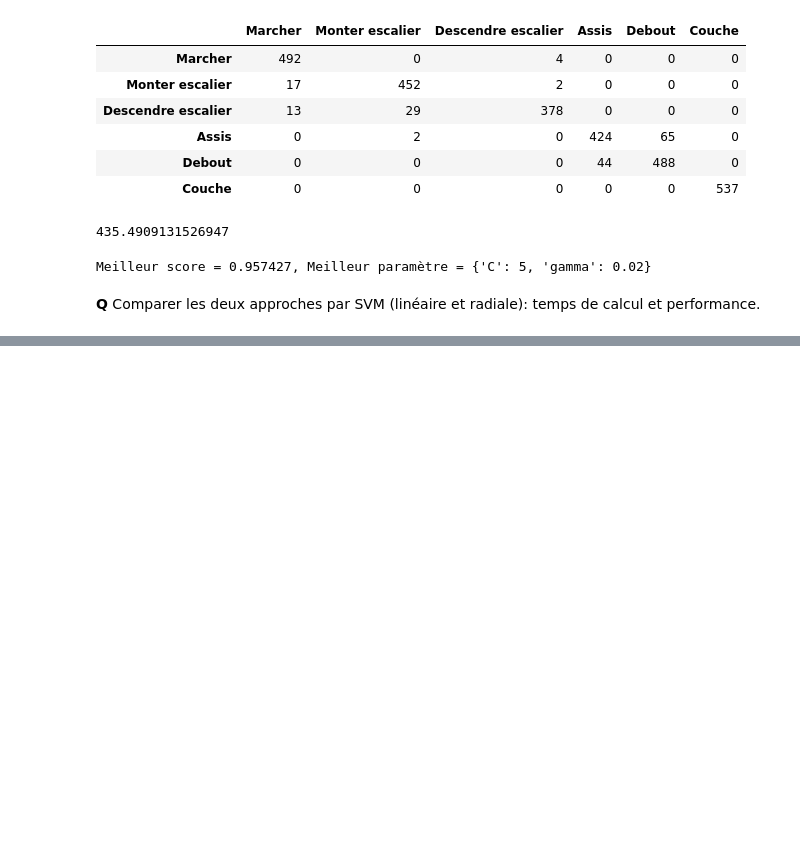
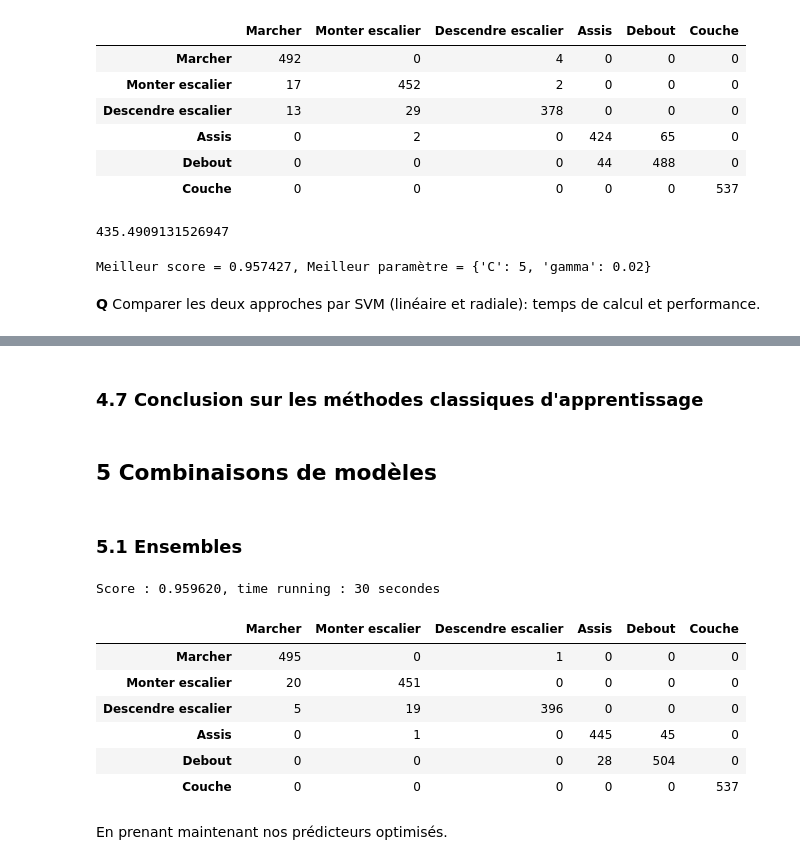
Before and after one commit to CangelosiQ/HAR, a Jupyter notebook: CalepinHAR_Cangelosi_Stratan.ipynb, the cells around one changed output, grey strips where cells are left out. Cells and saved outputs as stored; diff of their text form; code cells hidden in the pictures; blank space fills up the shorter version.

```diff
--- a/CalepinHAR_Cangelosi_Stratan.ipynb
+++ b/CalepinHAR_Cangelosi_Stratan.ipynb
@@ -581,0 +606,54 @@ Meilleur score = 0.957427, Meilleur paramètre = {'C': 5, 'gamma': 0.02}
+# %% [markdown]
+### 4.7 Conclusion sur les méthodes classiques d'apprentissage
+# %% [markdown]
+## 5 Combinaisons de modèles
+# %% [markdown]
+### 5.1 Ensembles
+# %%
+from sklearn.ensemble import VotingClassifier
+from sklearn.preprocessing import StandardScaler
+from sklearn.svm import SVC, LinearSVC
+from sklearn.discriminant_analysis import LinearDiscriminantAnalysis, QuadraticDiscriminantAnalysis
+from sklearn.ensemble import RandomForestClassifier, AdaBoostClassifier, GradientBoostingClassifier
+from sklearn.metrics import confusion_matrix
+from sklearn.neighbors import KNeighborsClassifier
+from sklearn.linear_model import LogisticRegression
+from sklearn.neural_network import MLPClassifier
+from xgboost import XGBClassifier
+import time
+
+scaler=StandardScaler()
+scaler.fit(Xtrain)
+X_train=scaler.transform(Xtrain)
+X_test=scaler.transform(Xtest)
+
+clf1 = LogisticRegression(random_state=1)
+clf2 = RandomForestClassifier(random_state=1)
+clf3 = LinearSVC()
+clf4= MLPClassifier()
+clf5 = SVC()
+
+method = VotingClassifier(estimators=[('lr', clf1),('rf', clf2), ('lsvc', clf3), ('svc', clf5)], voting='hard') #
+# %%
+ts = time.time()
+method.fit(X_train,ytrain)
+score = method.score(X_test,ytest)
+ypred = method.predict(X_test)
+te = time.time()
+t_total = te-ts
+# %%
+print("Score : %f, time running : %d secondes" %(score, te-ts))
+pd.DataFrame(confusion_matrix(ytest, ypred), index = labels, columns=labels)
+
+# score avec lr rf et lsvc : 0.96471 (voting=hard)
+# %% [output]
+Score : 0.959620, time running : 30 secondes
+|  | Marcher | Monter escalier | Descendre escalier | Assis | Debout | Couche |
+| Marcher | 495 | 0 | 1 | 0 | 0 | 0 |
+| Monter escalier | 20 | 451 | 0 | 0 | 0 | 0 |
+| Descendre escalier | 5 | 19 | 396 | 0 | 0 | 0 |
+| Assis | 0 | 1 | 0 | 445 | 45 | 0 |
+| Debout | 0 | 0 | 0 | 28 | 504 | 0 |
+| Couche | 0 | 0 | 0 | 0 | 0 | 537 |
+# %% [markdown]
+En prenant maintenant nos prédicteurs optimisés.
```
Also changed, not shown: parts of 15 cells of this notebook, 3 other files.
